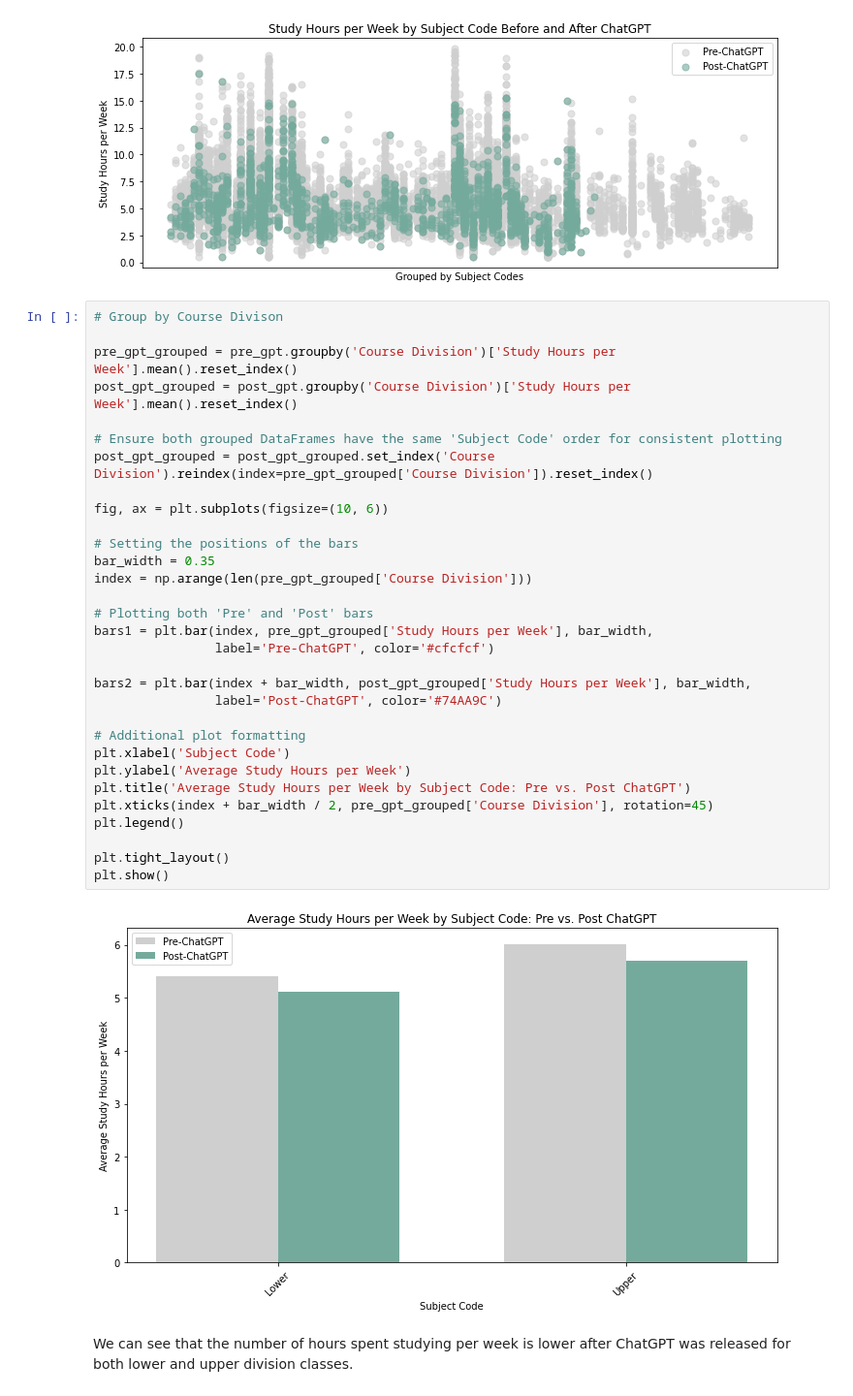
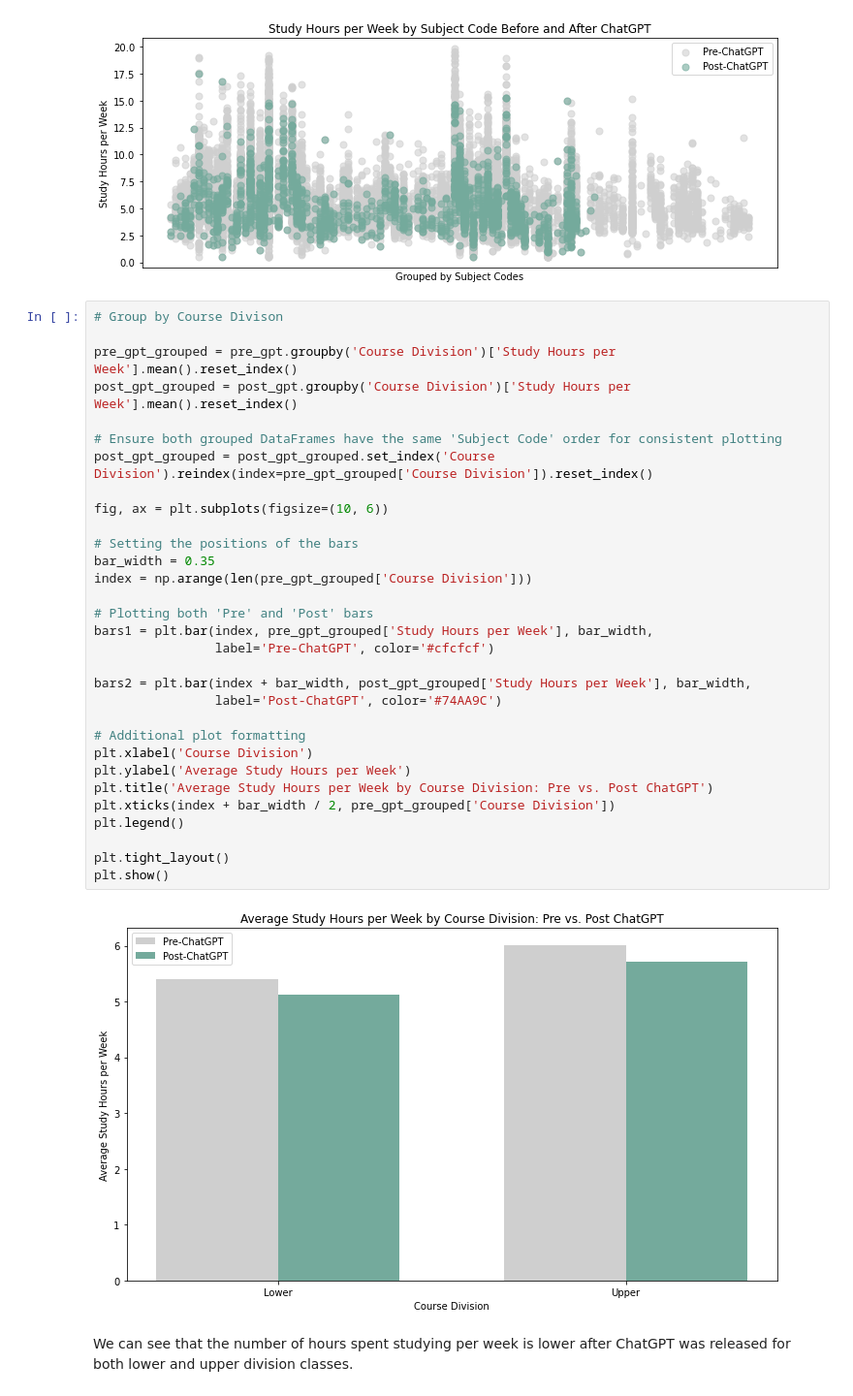
Before and after one commit to aydintabai/AI-Academic-Impact-Case-Study, a Jupyter notebook: EDACheckpoint_Group112_WI24.ipynb, the cells around one changed output. Shown at 97% size. Saved outputs shown, nothing was run; the diff lists cells and outputs as text.

```diff
--- a/EDACheckpoint_Group112_WI24.ipynb
+++ b/EDACheckpoint_Group112_WI24.ipynb
@@ -648,36 +649,36 @@ plt.show()
 # %%
 # Group by Course Divison
 
 pre_gpt_grouped = pre_gpt.groupby('Course Division')['Study Hours per Week'].mean().reset_index()
 post_gpt_grouped = post_gpt.groupby('Course Division')['Study Hours per Week'].mean().reset_index()
 
 # Ensure both grouped DataFrames have the same 'Subject Code' order for consistent plotting
 post_gpt_grouped = post_gpt_grouped.set_index('Course Division').reindex(index=pre_gpt_grouped['Course Division']).reset_index()
 
 fig, ax = plt.subplots(figsize=(10, 6))
 
 # Setting the positions of the bars
 bar_width = 0.35
 index = np.arange(len(pre_gpt_grouped['Course Division']))
 
 # Plotting both 'Pre' and 'Post' bars
 bars1 = plt.bar(index, pre_gpt_grouped['Study Hours per Week'], bar_width,
                 label='Pre-ChatGPT', color='#cfcfcf')
 
 bars2 = plt.bar(index + bar_width, post_gpt_grouped['Study Hours per Week'], bar_width,
                 label='Post-ChatGPT', color='#74AA9C')
 
 # Additional plot formatting
-plt.xlabel('Subject Code')
+plt.xlabel('Course Division')
 plt.ylabel('Average Study Hours per Week')
-plt.title('Average Study Hours per Week by Subject Code: Pre vs. Post ChatGPT')
-plt.xticks(index + bar_width / 2, pre_gpt_grouped['Course Division'], rotation=45)
+plt.title('Average Study Hours per Week by Course Division: Pre vs. Post ChatGPT')
+plt.xticks(index + bar_width / 2, pre_gpt_grouped['Course Division'])
 plt.legend()
 
 plt.tight_layout()
 plt.show()
 # %% [output]
-[figure, old version]
+[figure, new version]
 # %% [markdown]
 We can see that the number of hours spent studying per week is lower after ChatGPT was released for both lower and upper division classes.
 # %%
```
Also changed, not shown: parts of 49 cells of this notebook.
